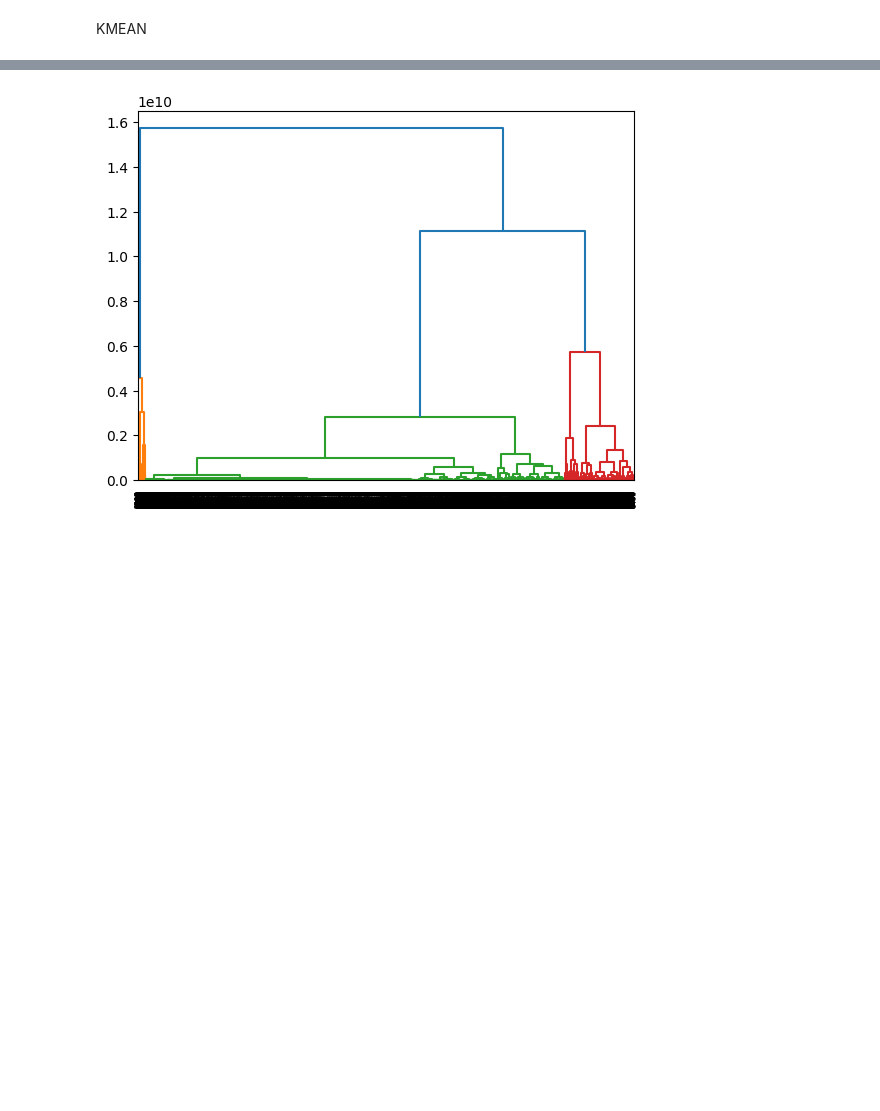
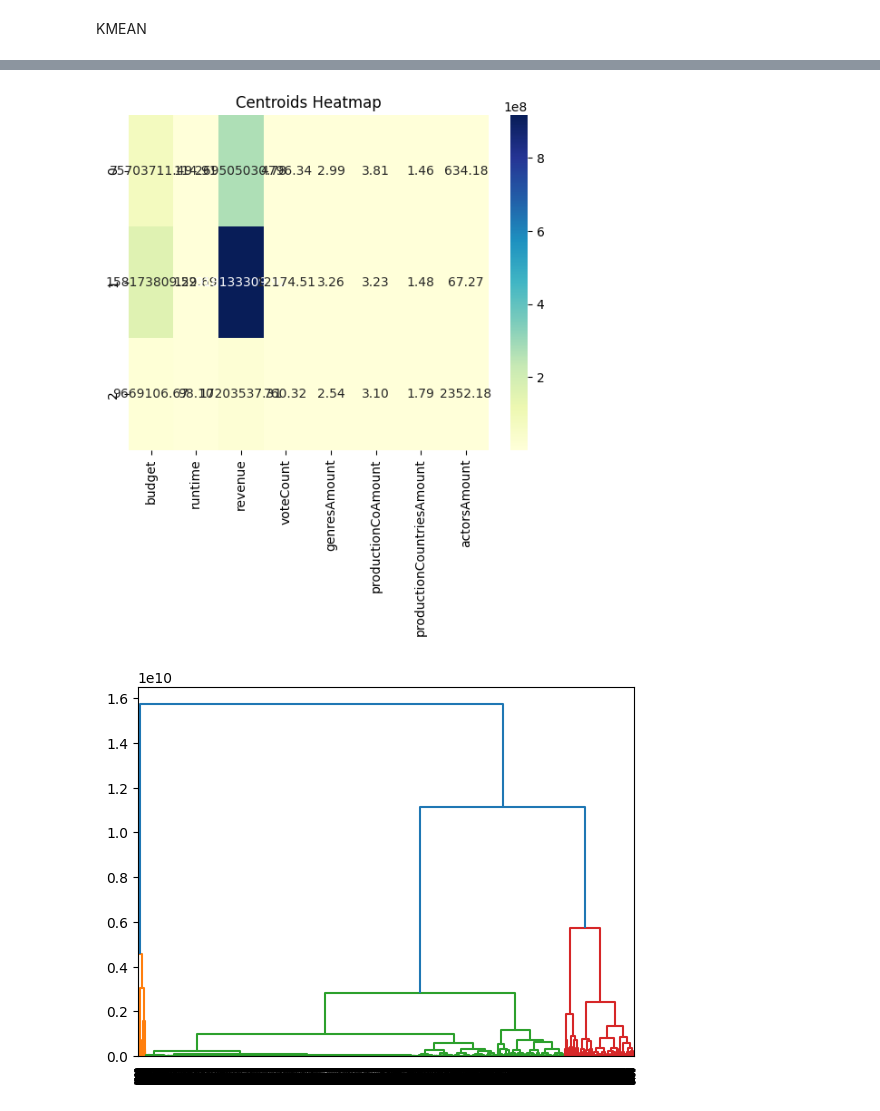
Before and after one commit to adrianrb469/md-lab2, a Jupyter notebook: lab2.ipynb, the cells around one changed output, grey strips where cells are left out. Saved outputs shown, nothing was run; the diff lists cells and outputs as text; code cells hidden in the pictures; blank space fills up the shorter version.

Commit message:
PCA, centroid df

```diff
--- a/lab2.ipynb
+++ b/lab2.ipynb
@@ -122,0 +135,6 @@ print(centroides)
+# %%
+centroides = km.cluster_centers_
+
+
+centroids_df = pd.DataFrame(centroides, columns=["budget", "runtime", "revenue", "voteCount", "genresAmount", "productionCoAmount", "productionCountriesAmount", "actorsAmount"])
+print(centroids_df)
@@ -139,3 +185,13 @@ plt.legend()
+# %%
+import seaborn as sns
+
+
+# Assuming centroids_df is a DataFrame of your cluster centroids
+sns.heatmap(centroids_df, annot=True, fmt=".2f", cmap="YlGnBu")
+plt.title("Centroids Heatmap")
+plt.show()
+# %% [output]
+[figure, added]
 # %%
 dendograma = sch.dendrogram(sch.linkage(X, method='ward'))
 # %% [output]
```
Also changed, not shown: parts of 9 cells of this notebook.
